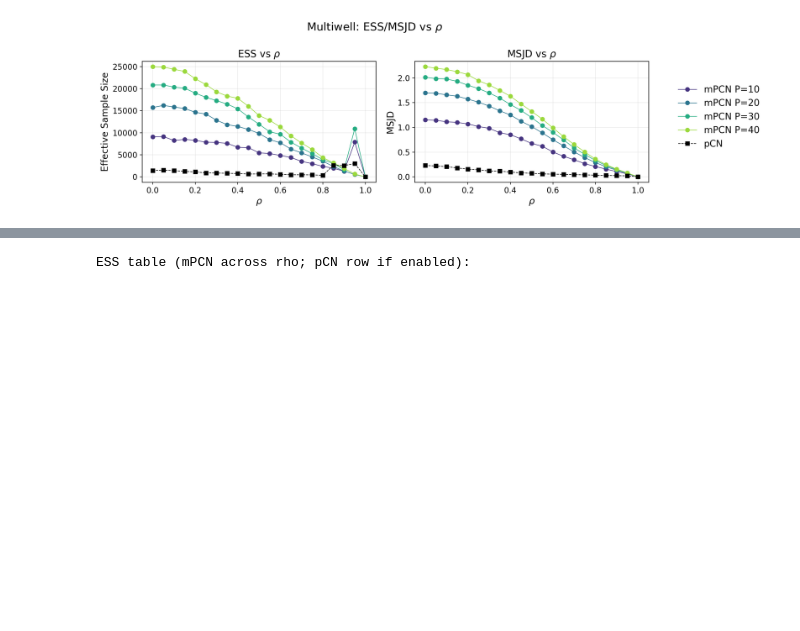
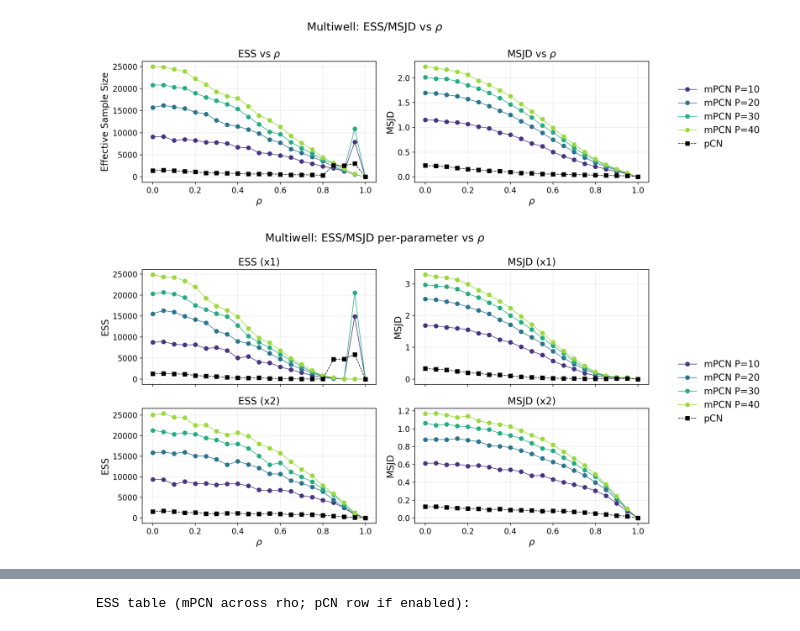
Before and after one commit to guillerminasenn/multiproposal-internal, a Jupyter notebook: notebooks/02_toy_multiwell_mpcn_P_rho_sweep.ipynb, the cells around one changed output, grey strips where cells are left out. Cells and saved outputs as stored; diff of their text form; code cells hidden in the pictures; blank space fills up the shorter version.

```diff
--- a/notebooks/02_toy_multiwell_mpcn_P_rho_sweep.ipynb
+++ b/notebooks/02_toy_multiwell_mpcn_P_rho_sweep.ipynb
@@ -538,3 +762,70 @@ fig.savefig(reports_dir / 'multiwell_ess_msjd_vs_rho.png', bbox_inches='tight')
 plt.show()
 # %% [output]
 [figure]
+# %%
+# ESS/MSJD per-parameter vs rho (full range + edges)
+apply_pub_style()
+
+P_sorted = sorted(P_list)
+colors = plt.cm.viridis(np.linspace(0.15, 0.85, len(P_sorted)))
+color_by_P = {P: colors[i] for i, P in enumerate(P_sorted)}
+show_pcn = True
+
+def get_param_metric(results_dict, P, rho, metric_key, param_index):
+    entry = results_dict.get(P, {}).get(float(rho))
+    if entry is None:
+        return np.nan
+    values = entry['metrics'].get(metric_key)
+    if values is None or len(values) <= param_index:
+        return np.nan
+    return values[param_index]
+
+reports_dir = repo_root / 'reports' / 'multiwell'
+reports_dir.mkdir(parents=True, exist_ok=True)
+
+# Full rho range
+fig, axes = plt.subplots(2, 2, figsize=(12.0, 7.0), sharex=True)
+for P in P_sorted:
+    ess_x1 = [get_param_metric(results['mpcn'], P, rho, 'ess_per_param', 0) for rho in rho_list]
+    ess_x2 = [get_param_metric(results['mpcn'], P, rho, 'ess_per_param', 1) for rho in rho_list]
+    msjd_x1 = [get_param_metric(results['mpcn'], P, rho, 'msjd_per_param', 0) for rho in rho_list]
+    msjd_x2 = [get_param_metric(results['mpcn'], P, rho, 'msjd_per_param', 1) for rho in rho_list]
+    axes[0, 0].plot(rho_list, ess_x1, marker='o', color=color_by_P[P], label=f'mPCN P={P}')
+    axes[1, 0].plot(rho_list, ess_x2, marker='o', color=color_by_P[P])
+    axes[0, 1].plot(rho_list, msjd_x1, marker='o', color=color_by_P[P])
+    axes[1, 1].plot(rho_list, msjd_x2, marker='o', color=color_by_P[P])
+
+if show_pcn and run_pcn and results['pcn']:
+    pcn_ess_x1 = [results['pcn'][rho]['metrics']['ess_per_param'][0] for rho in rho_list]
+    pcn_ess_x2 = [results['pcn'][rho]['metrics']['ess_per_param'][1] for rho in rho_list]
+    pcn_msjd_x1 = [results['pcn'][rho]['metrics']['msjd_per_param'][0] for rho in rho_list]
+    pcn_msjd_x2 = [results['pcn'][rho]['metrics']['msjd_per_param'][1] for rho in rho_list]
+    axes[0, 0].plot(rho_list, pcn_ess_x1, color='black', marker='s', linestyle='--', label='pCN')
+    axes[1, 0].plot(rho_list, pcn_ess_x2, color='black', marker='s', linestyle='--')
+    axes[0, 1].plot(rho_list, pcn_msjd_x1, color='black', marker='s', linestyle='--')
+    axes[1, 1].plot(rho_list, pcn_msjd_x2, color='black', marker='s', linestyle='--')
+
+axes[0, 0].set_title('ESS (x1)')
+axes[0, 1].set_title('MSJD (x1)')
+axes[1, 0].set_title('ESS (x2)')
+axes[1, 1].set_title('MSJD (x2)')
+for ax in axes[1, :]:
+    ax.set_xlabel(r'$\rho$')
+axes[0, 0].set_ylabel('ESS')
+axes[1, 0].set_ylabel('ESS')
+axes[0, 1].set_ylabel('MSJD')
+axes[1, 1].set_ylabel('MSJD')
+for ax in axes.ravel():
+    ax.grid(alpha=0.25)
+
+handles, labels = axes[0, 0].get_legend_handles_labels()
+fig.legend(handles, labels, loc='center left', bbox_to_anchor=(1.02, 0.5), frameon=False)
+fig.suptitle(r'Multiwell: ESS/MSJD per-parameter vs $\rho$')
+fig.tight_layout()
+fig.savefig(
+    reports_dir / f'multiwell_ess_msjd_per_param_vs_rho_seed{seed_base}.png',
+    bbox_inches='tight',
+)
+plt.show()
+# %% [output]
+[figure, added]
```
Also changed, not shown: parts of 14 cells of this notebook, 13 other files.
